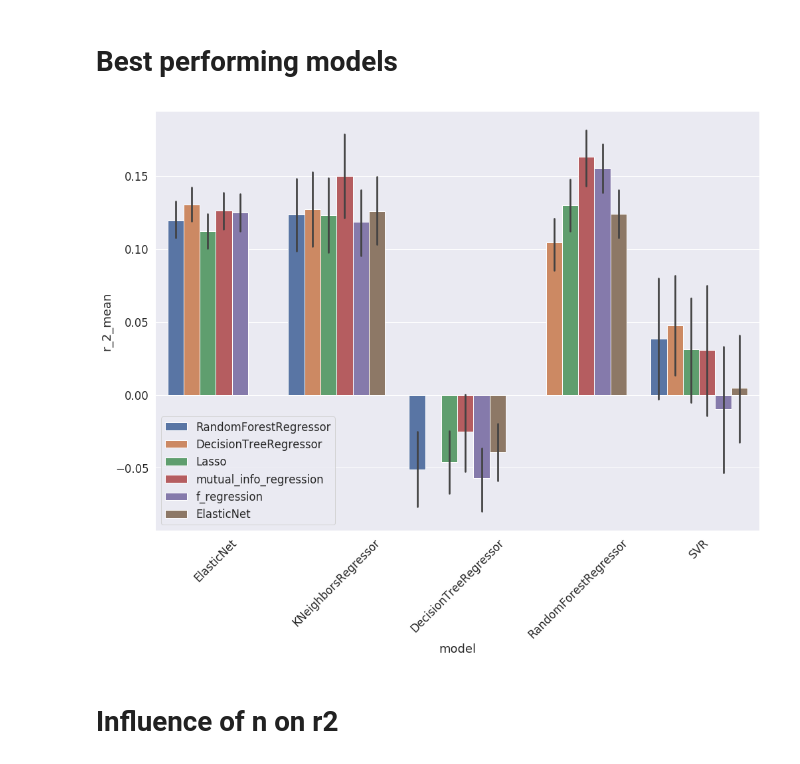
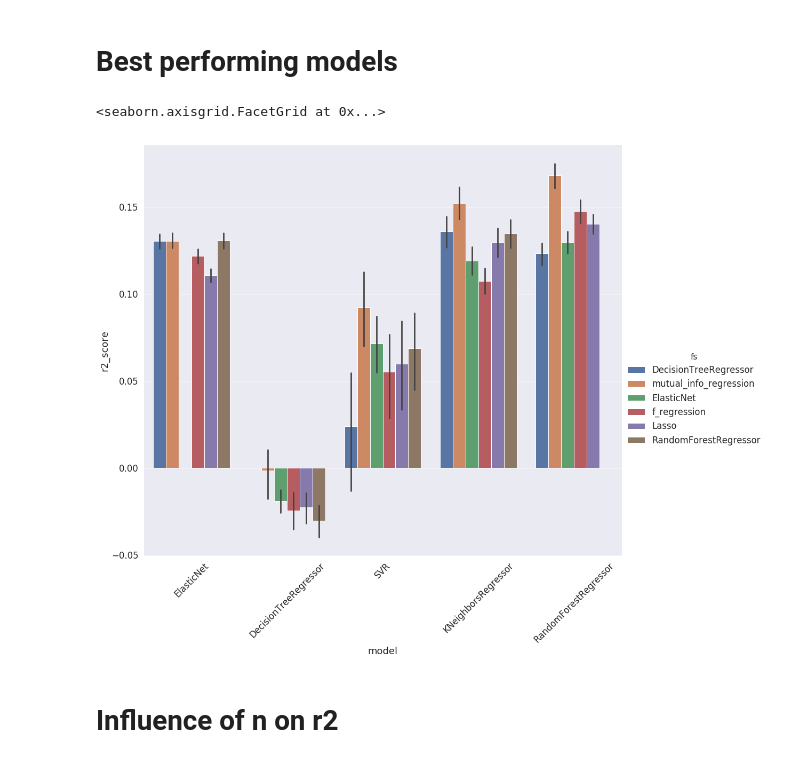
Before and after one commit to lucas-ubm/phc-data-pipeline, a Jupyter notebook: Analysis.ipynb, the cells around one changed output. Cells and saved outputs as stored; diff of their text form; code cells hidden in the pictures.

```diff
--- a/Analysis.ipynb
+++ b/Analysis.ipynb
@@ -124,0 +106,4 @@ To retain the current behavior and silence the warning, pass 'sort=True'.
+# %%
+clean = full[full['Quality']>-0.75]
+# %%
+clean = clean[clean['started'] > pd.to_datetime('2020-04-15 18:00:00')]
@@ -283,0 +306,2 @@ data = drug_data.join(ndata, on='run', rsuffix='drug')
+# %%
+clean['ajive'] = clean['ajive'].fillna(0)
@@ -295 +330,3 @@ data['norm'] = data['norm'].fillna('None')
+# %%
+clean['norm'] = clean['norm'].fillna('None')
 # %%
@@ -327,12 +386,13 @@ g.set_xticklabels(rotation=45)
 # Best performing models
 # %%
 sns.set(font_scale=1.5)
-g = sns.catplot(x = 'model', y='r_2_mean', hue='fs', data=ndata[ndata['r_2_mean'] > -0.6], kind='bar', height=12, aspect=1.2, legend=False)
+g = sns.catplot(x = 'model', y='r2_score', hue='fs', data=clean, kind='bar', height=12, aspect=1.2, legend=True)
 g.set_xticklabels(rotation=45)
-plt.tight_layout()
-plt.legend(loc='lower left')
-plt.savefig('fs and model.png')
+
+
+#plt.savefig('fs and model.png')
 # %% [output]
+<seaborn.axisgrid.FacetGrid at 0x...>
-[figure, old version]
+[figure, new version]
 # %% [markdown]
 # Influence of n on r2
```
Also changed, not shown: parts of 67 cells of this notebook, 4 other files.
